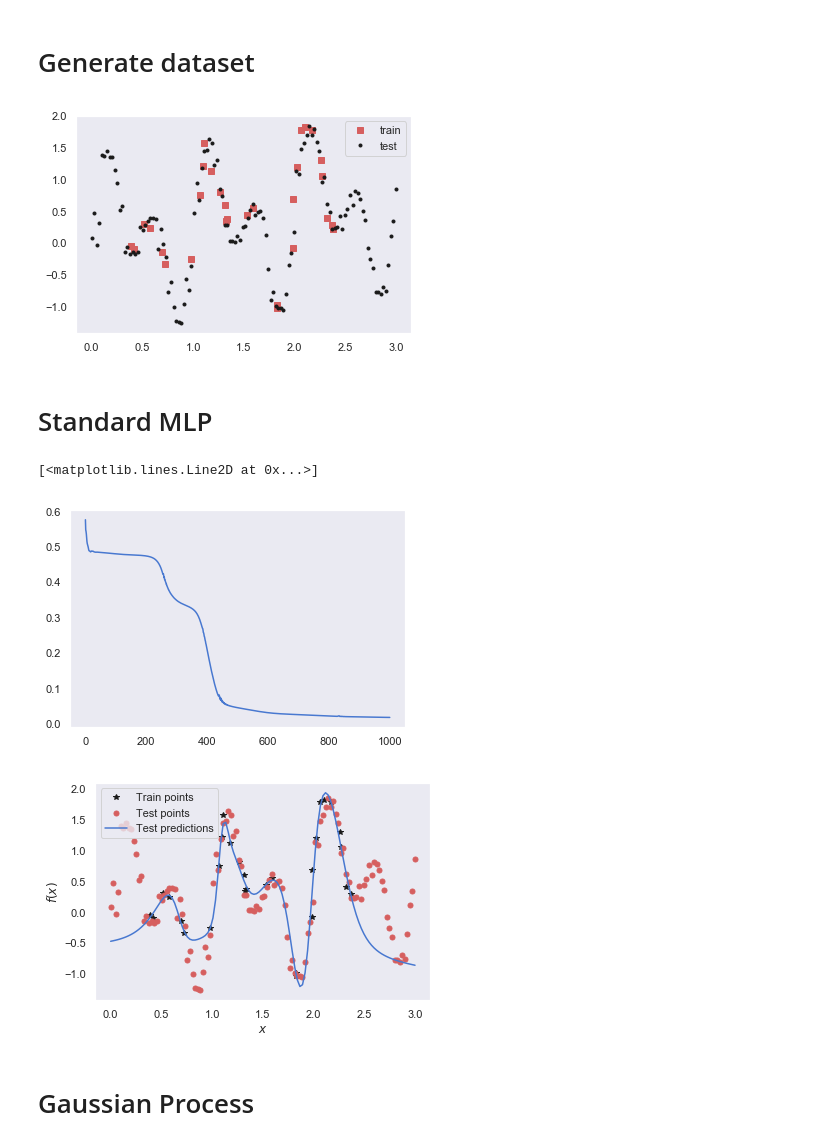
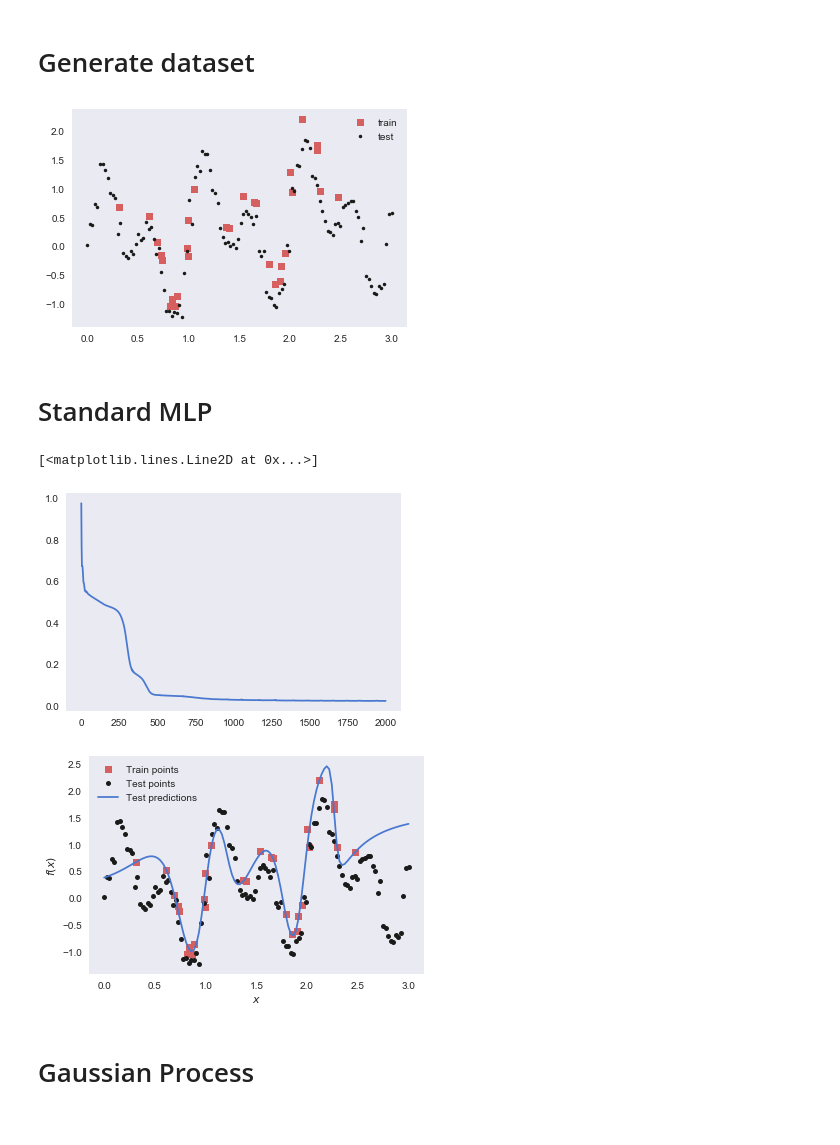
Before and after one commit to andreric/bayesian_neural_network, a Jupyter notebook: train_bbb_1D_regression.ipynb, the cells around one changed output. Drawn from its saved outputs; the diff is of its cells as text; code cells hidden in the pictures.

```diff
--- a/train_bbb_1D_regression.ipynb
+++ b/train_bbb_1D_regression.ipynb
@@ -37,7 +37,7 @@ N = 30
 x_train = np.random.uniform(0.3, 2.5, N).astype(np.float32)
 x_test =  np.linspace(0, 3, N*4, endpoint=True, dtype =np.float32)
 eps = 0.02*np.random.randn(N,)
-y_train = 0.2*x_train + 0.8*np.sin(2*np.pi*(x_train + eps)) + 0.8*np.sin(4*np.pi*(x_train + eps)) + eps
+y_train = 0.4*x_train + 0.8*np.sin(2*np.pi*(x_train + eps)) + 0.8*np.sin(4*np.pi*(x_train + eps)) + eps
 eps = 0.02*np.random.randn(N*4,)
 y_test = 0.2*x_test + 0.8*np.sin(2*np.pi*(x_test + eps)) + 0.8*np.sin(4*np.pi*(x_test + eps)) + eps
 
@@ -49,7 +49,7 @@ plt.plot(x_test, y_test, 'k.', label='test')
 plt.legend()
 plt.show()
 # %% [output]
-[figure, old version]
+[figure, new version]
 # %% [markdown]
 # Standard MLP
 # %%
@@ -73,7 +75,7 @@ class NeuralNetwork(nn.Module):
 
 nnet = NeuralNetwork(1, 1, [10, 10]) #.to(DEVICE)
 # %%
-TRAIN_EPOCHS = 1000
+TRAIN_EPOCHS = 2000
 
 optimizer = optim.Adam(nnet.parameters(), lr=1e-2)
 criterion = nn.MSELoss()# Mean Squared Loss
@@ -84,7 +86,7 @@ data = torch.tensor(x_train, dtype=torch.float32)
 target = torch.tensor(y_train, dtype=torch.float32)
 
 losses = list()
-for epoch in tqdm(range(TRAIN_EPOCHS)):
+for epoch in range(TRAIN_EPOCHS):
 
     optimizer.zero_grad()
     outputs = nnet(data)
@@ -98,7 +100,7 @@ for epoch in tqdm(range(TRAIN_EPOCHS)):
 plt.plot(losses)
 # %% [output]
 [<matplotlib.lines.Line2D at 0x...>]
-[figure, old version]
+[figure, new version]
 # %%
 # for name, param in nnet.named_parameters():
 #     if param.requires_grad:
@@ -106,18 +108,18 @@ plt.plot(losses)
 # %%
 nnet.eval()
 with torch.no_grad():
-    y_pred = nnet(torch.from_numpy(x_test))
+    y_pred = nnet(torch.from_numpy(x_test)).numpy()
 
 plt.figure()
-plt.plot(x_train, y_train, 'k*', label='Train points')
-plt.plot(x_test, y_test, 'r.', markersize=10, label='Test points')
+plt.plot(x_train, y_train, 'rs', label='Train points')
+plt.plot(x_test, y_test, 'k.', markersize=10, label='Test points')
 plt.plot(x_test, y_pred, 'b-', label='Test predictions')
 plt.xlabel('$x$')
 plt.ylabel('$f(x)$')
 plt.legend(loc='upper left')
 plt.show()
 # %% [output]
-[figure, old version]
+[figure, new version]
 # %% [markdown]
 # Gaussian Process
 # %%
```
Also changed, not shown: parts of 7 cells of this notebook, 2 other files.
